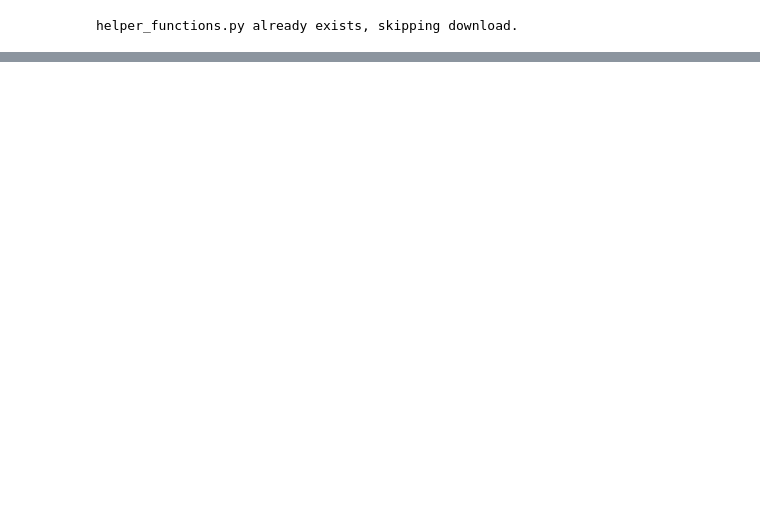
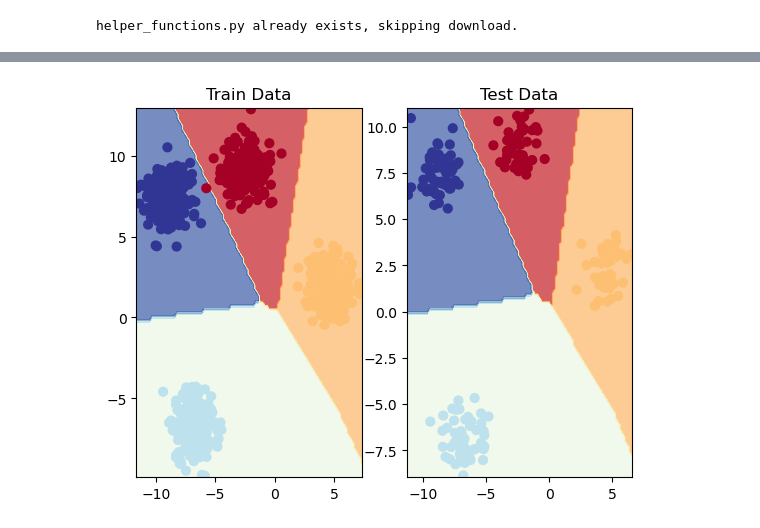
Before and after one commit to Abisheck007/PyTorch_Deeplearning, a Jupyter notebook: Pytorch_Classification/non-linear_classify.ipynb, the cells around one changed output, grey strips where cells are left out. Drawn from its saved outputs; the diff is of its cells as text; code cells hidden in the pictures; blank space fills up the shorter version.

```diff
--- a/Pytorch_Classification/non-linear_classify.ipynb
+++ b/Pytorch_Classification/non-linear_classify.ipynb
@@ -105,0 +157,9 @@ plot_decision_boundary(model, xtest, ytest)
+# %%
+#loss and optimizer setup
+lossfn = nn.CrossEntropyLoss()  # CrossEntropyLoss for multi-class classification
+optimizer1 = torch.optim.SGD(model1.parameters(), lr=0.1)
+# %%
+y_logits1 = model1(xtrain1)#logistic to pred
+y_pred1 = torch.softmax(y_logits1, dim=1)
+print(y_logits1)# Get predicted class indices
+print(y_pred1)
@@ -105,0 +203,22 @@ plot_decision_boundary(model, xtest, ytest)
+# %%
+#create a training and testing loop for multi-class classification
+torch.manual_seed(42)
+torch.cuda.manual_seed(42)
+
+epochs = 100
+
+for epoch in range(epochs):
+    model1.train()
+    y_logits1 = model1(xtrain1)  # Raw logits
+    y_pred1 = torch.softmax(y_logits1, dim=1).argmax(dim=1)  # Apply softmax for predictions
+    train_loss1 = lossfn(y_logits1, ytrain1.long())  # Use long for class indices
+    optimizer1.zero_grad()
+    train_loss1.backward()
+    optimizer1.step()
+    model1.eval()
+    with torch.inference_mode():
+        test_logits1 = model1(xtest1)  # Raw logits
+        test_pred1 = torch.softmax(test_logits1, dim=1).argmax(dim=1)  # Apply softmax for predictions
+        test_loss1 = lossfn(test_logits1, ytest1.long())  # Use long for class indices
+    if epoch % 10 == 0:
+        print(f"Epoch: {epoch} | Train Loss: {train_loss1:.4f} | Test Loss: {test_loss1:.4f} | accuracy: {torch.round(torch.mean((test_pred1 == ytest1).type(torch.float)) * 100):.2f}%")
@@ -105,0 +236,9 @@ plot_decision_boundary(model, xtest, ytest)
+# %%
+plt.subplot(1, 2, 1)
+plt.title("Train Data")
+plot_decision_boundary(model1, xtrain1, ytrain1)
+plt.subplot(1, 2, 2)
+plt.title("Test Data")
+plot_decision_boundary(model1, xtest1, ytest1)#poor classification
+# %% [output]
+[figure, added]
```
Also changed, not shown: parts of 8 cells of this notebook, 4 other files.
